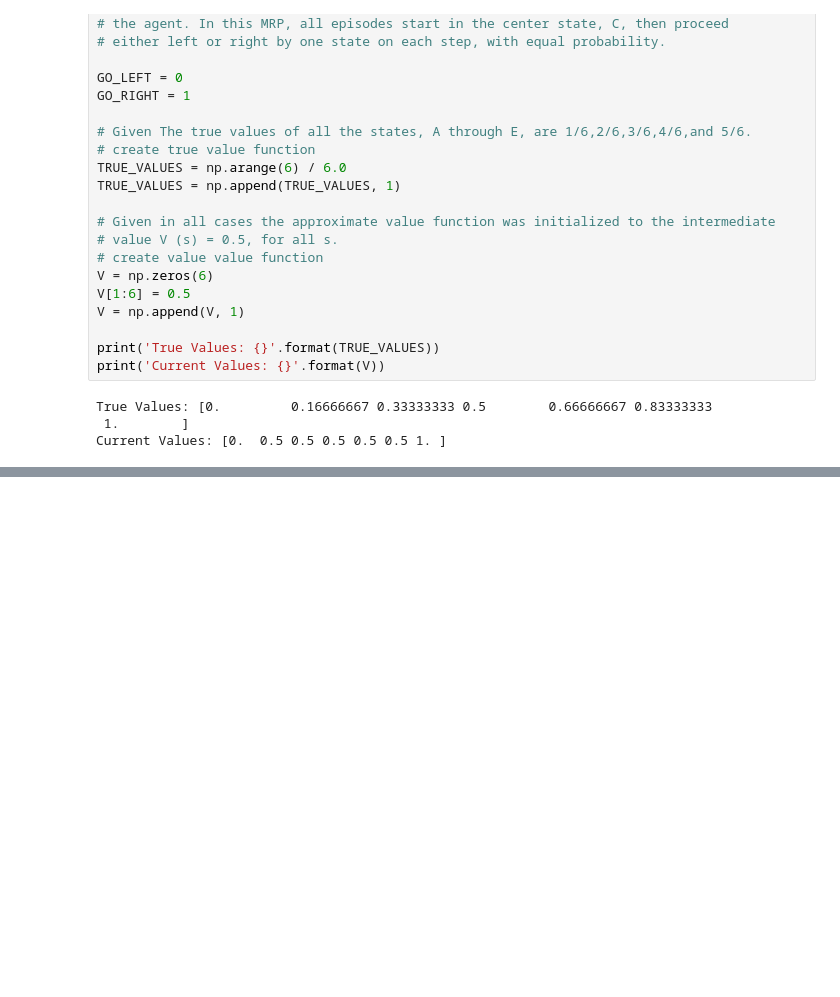
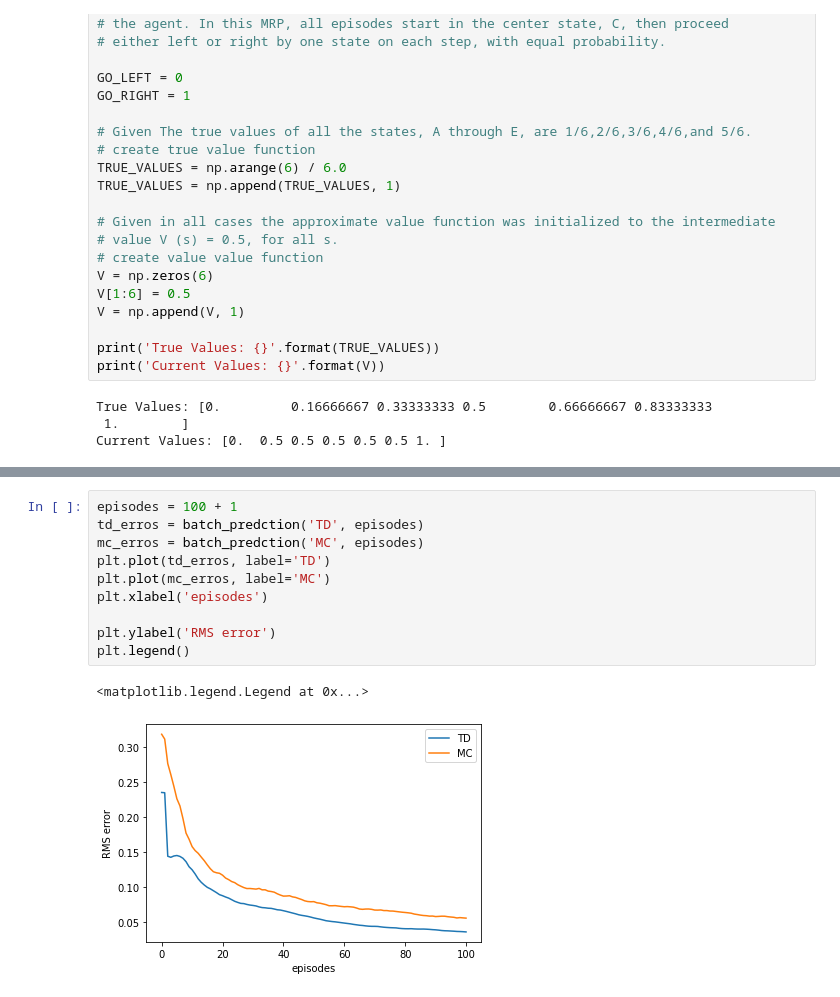
Before and after one commit to makaveli10/reinforcementLearning, a Jupyter notebook: TDLearning/random_walk.ipynb, the cells around one changed output, grey strips where cells are left out. Saved outputs shown, nothing was run; the diff lists cells and outputs as text; blank space fills up the shorter version.

```diff
--- a/TDLearning/random_walk.ipynb
+++ b/TDLearning/random_walk.ipynb
@@ -155,0 +198,13 @@ def get_rms_error():
+# %%
+episodes = 100 + 1
+td_erros = batch_predction('TD', episodes)
+mc_erros = batch_predction('MC', episodes)
+plt.plot(td_erros, label='TD')
+plt.plot(mc_erros, label='MC')
+plt.xlabel('episodes')
+
+plt.ylabel('RMS error')
+plt.legend()
+# %% [output]
+<matplotlib.legend.Legend at 0x...>
+[figure, added]
```
Also changed, not shown: parts of 7 cells of this notebook.
